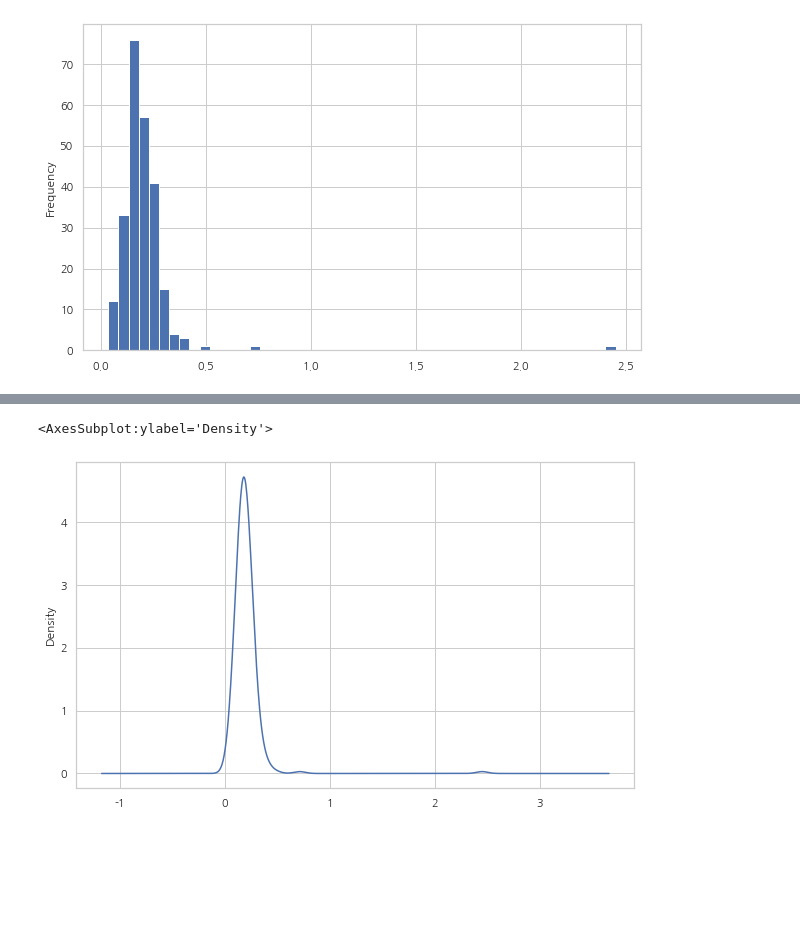
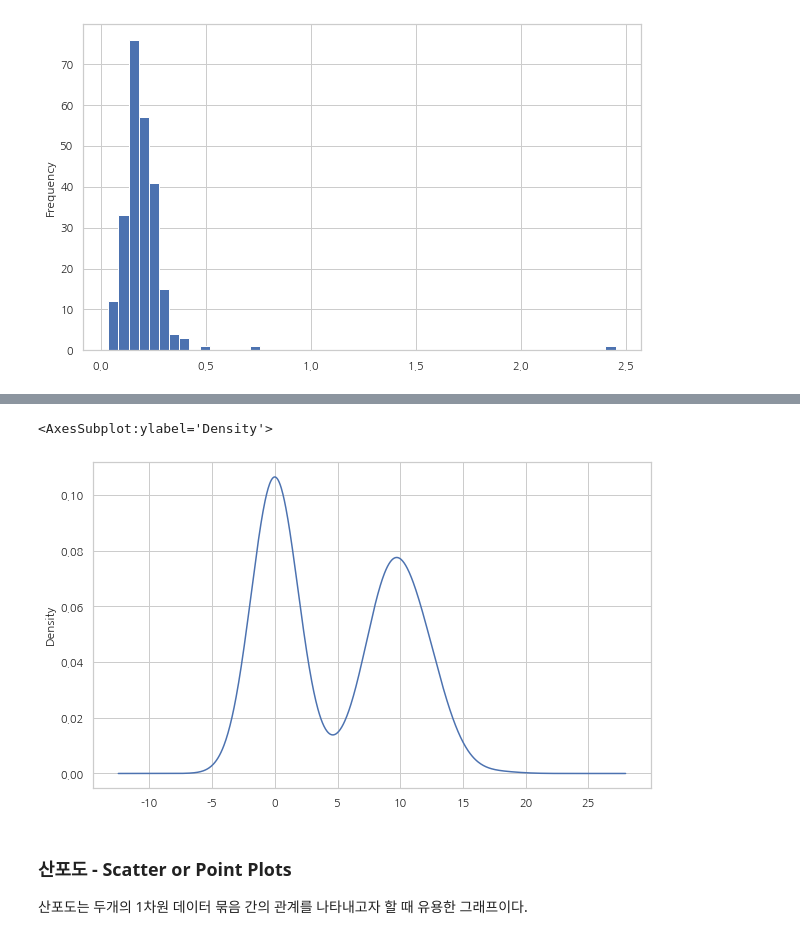
Before and after one commit to netager/Quick_Ref, a Jupyter notebook: data_analysis/Pandas/pandas_basic.ipynb, the cells around one changed output, grey strips where cells are left out. Drawn from its saved outputs; the diff is of its cells as text; code cells hidden in the pictures; blank space fills up the shorter version.

```diff
--- a/data_analysis/Pandas/pandas_basic.ipynb
+++ b/data_analysis/Pandas/pandas_basic.ipynb
@@ -3568,0 +3577,5 @@ tips['tip_pct'].plot.hist(bins=50)
+# %%
+comp1 = np.random.normal(0, 1, size=200)
+comp2 = np.random.normal(10, 2, size=200)
+values = pd.Series(np.concatenate([comp1, comp2]))
+sns.distplot(values, bins=100, color='k')
@@ -3569,5 +3585,8 @@ tips['tip_pct'].plot.hist(bins=50)
 # %%
-tips['tip_pct'].plot.density()
+values.plot.density()
 # %% [output]
 <AxesSubplot:ylabel='Density'>
-[figure, old version]
+[figure, new version]
+# %% [markdown]
+### 산포도 - Scatter or Point Plots
+산포도는 두개의 1차원 데이터 묶음 간의 관계를 나타내고자 할 때 유용한 그래프이다.
```
Also changed, not shown: parts of 24 cells of this notebook.
